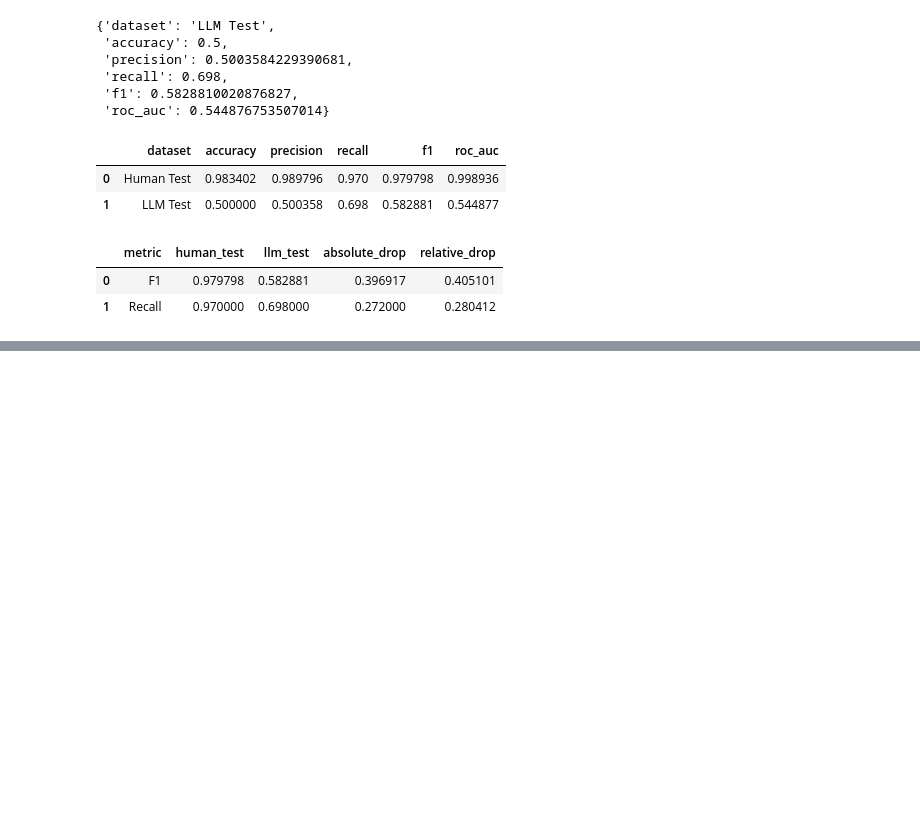
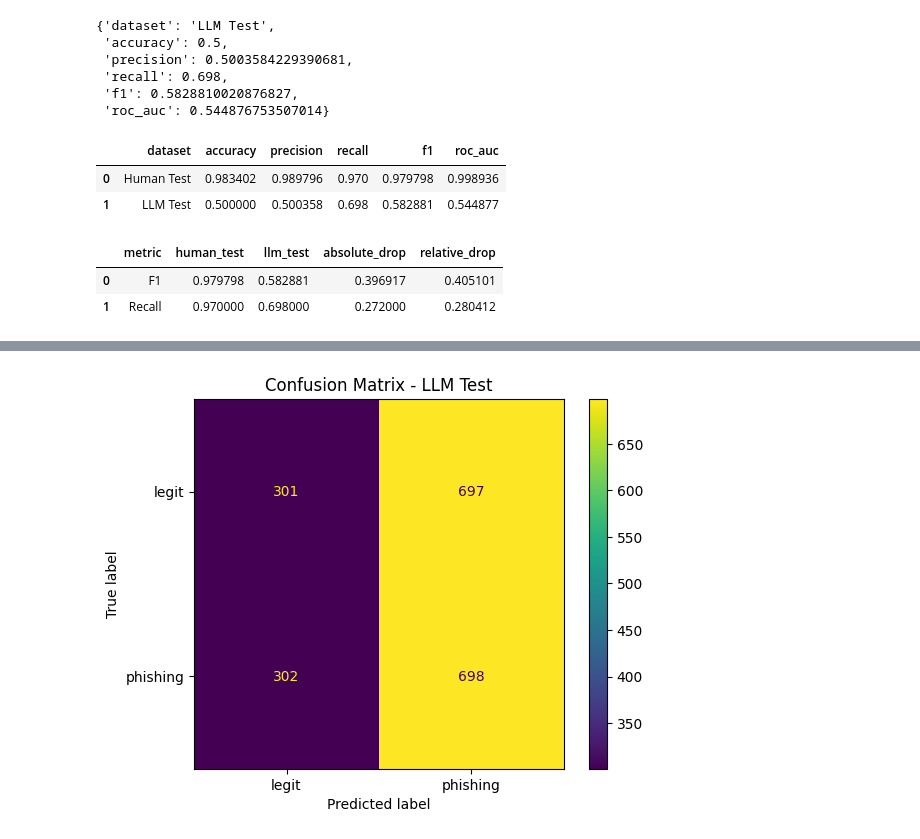
Before and after one commit to EdwinOrtegaK/Phishing-Detection-LLM-Shift, a Jupyter notebook: notebooks/phishing_llm_robustness.ipynb, the cells around one changed output, grey strips where cells are left out. Cells and saved outputs as stored; diff of their text form; code cells hidden in the pictures; blank space fills up the shorter version.

```diff
--- a/notebooks/phishing_llm_robustness.ipynb
+++ b/notebooks/phishing_llm_robustness.ipynb
@@ -390,0 +417,16 @@ robustness_summary
+# %%
+cm_llm = confusion_matrix(
+    y_llm,
+    y_pred_llm
+)
+
+disp = ConfusionMatrixDisplay(
+    confusion_matrix=cm_llm,
+    display_labels=["legit","phishing"]
+)
+
+disp.plot()
+plt.title("Confusion Matrix - LLM Test")
+plt.show()
+# %% [output]
+[figure, added]
```
Also changed, not shown: parts of 8 cells of this notebook.
